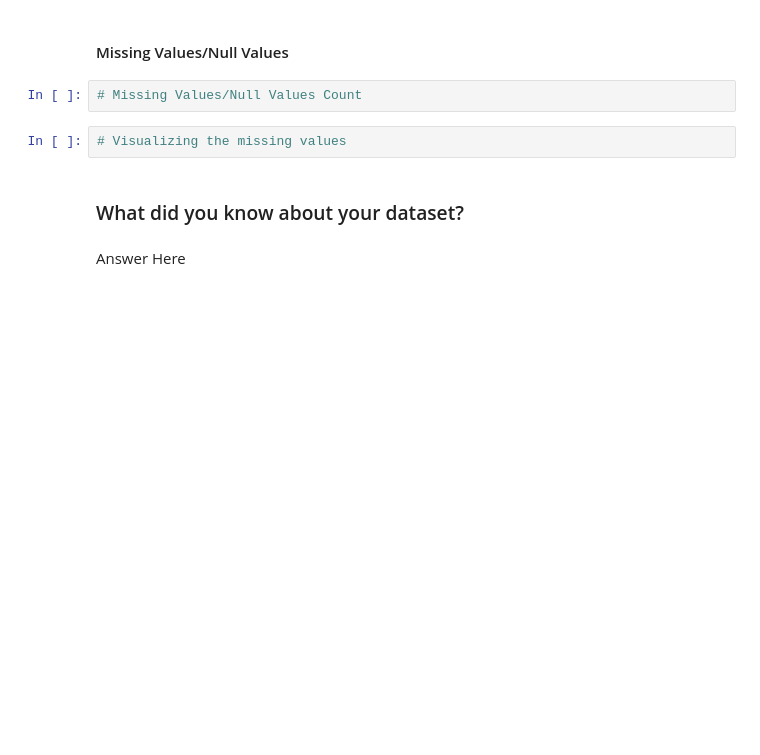
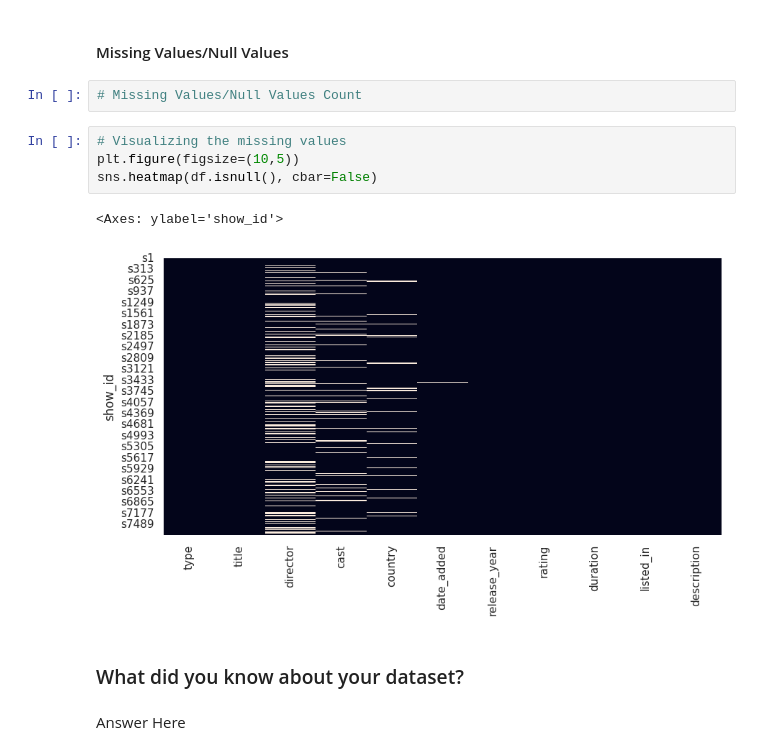
Before and after one commit to ash260498/-Datascience, a Jupyter notebook: Netflix_Movies_and_TV_shows_Clustering.ipynb, the cells around one changed output. Cells and saved outputs as stored; diff of their text form; blank space fills up the shorter version.

```diff
--- a/Netflix_Movies_and_TV_shows_Clustering.ipynb
+++ b/Netflix_Movies_and_TV_shows_Clustering.ipynb
@@ -176,6 +204,11 @@ df.shape
 # Missing Values/Null Values Count
 # %%
 # Visualizing the missing values
+plt.figure(figsize=(10,5))
+sns.heatmap(df.isnull(), cbar=False)
+# %% [output]
+<Axes: ylabel='show_id'>
+[figure, added]
 # %% [markdown]
 ### What did you know about your dataset?
 # %% [markdown]
```
Also changed, not shown: parts of 3 cells of this notebook.
